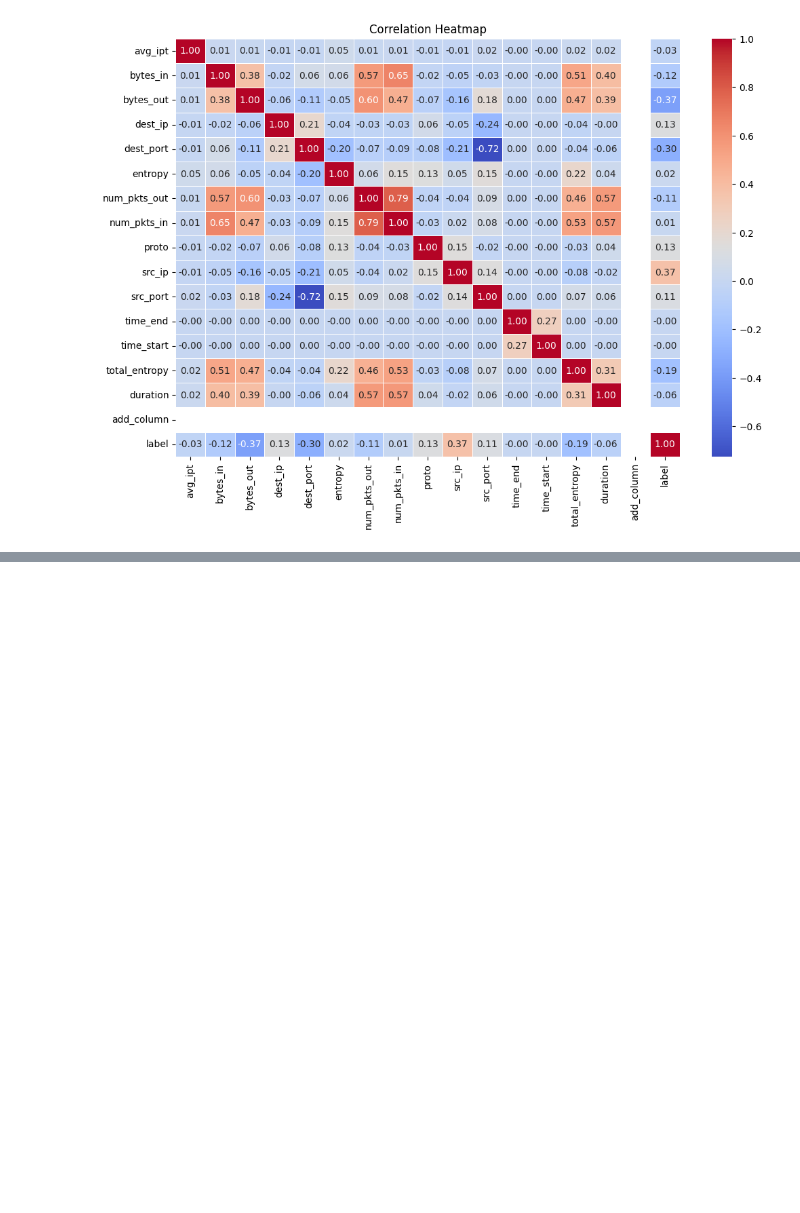
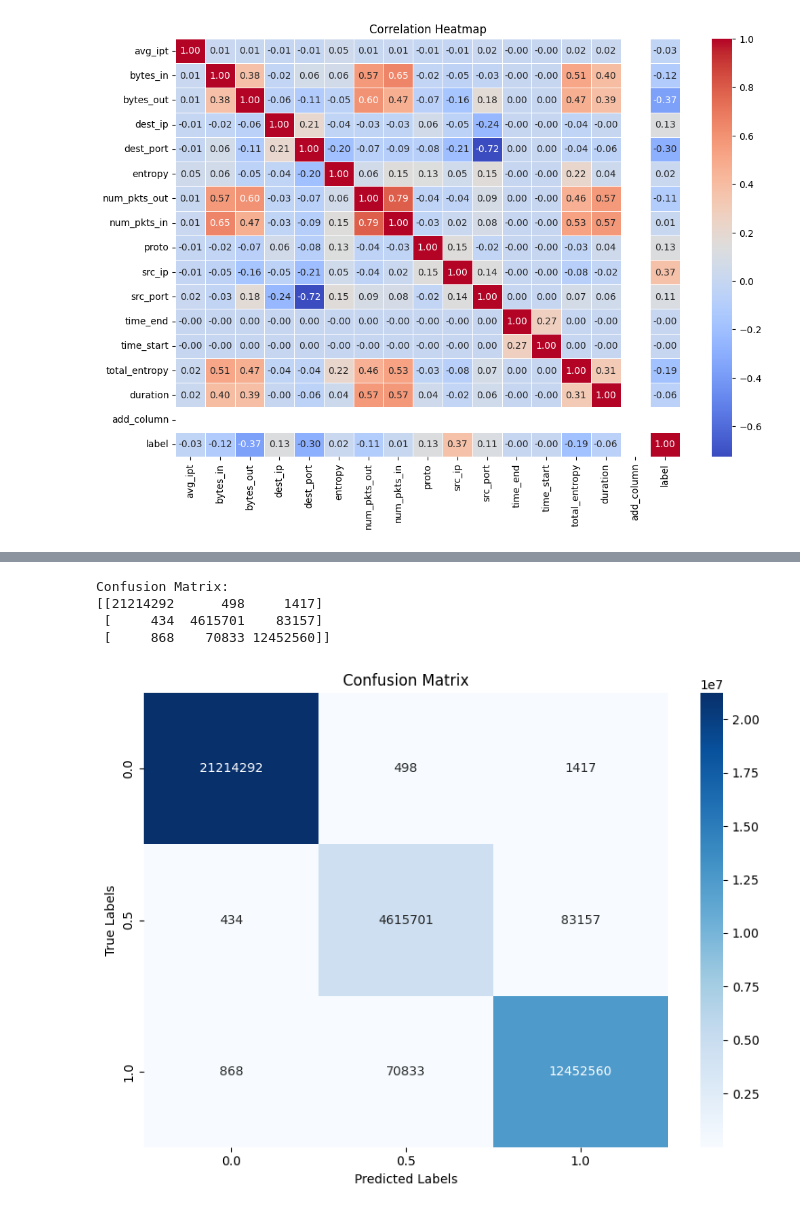
Before and after one commit to BabinRV/Dissertation, a Jupyter notebook: Dissertation_TD_and_IR.ipynb, the cells around one changed output, grey strips where cells are left out. Cells and saved outputs as stored; diff of their text form; code cells hidden in the pictures; blank space fills up the shorter version.

```diff
--- a/Dissertation_TD_and_IR.ipynb
+++ b/Dissertation_TD_and_IR.ipynb
@@ -821,0 +830,8 @@ plt.show()
+# %%
+import pandas as pd
+fulldata = pd.read_csv('/content/drive/MyDrive/Datasets/full_dataset.csv')
+# %%
+
+fulldata.rename(columns={'duration': 'label1'}, inplace=True)
+fulldata.rename(columns={'label': 'duration'}, inplace=True)
+fulldata.rename(columns={'label1': 'label'}, inplace=True)
@@ -821,0 +862,10 @@ plt.show()
+# %%
+# Train the model with timing
+import time
+start_time = time.time()
+rf_model.fit(X_train, y_train)
+end_time = time.time()
+
+# Calculate and display training time
+training_time = end_time - start_time
+print(f"Model training completed in {training_time:.2f} seconds.")
@@ -821,0 +874,4 @@ plt.show()
+# %%
+# Make predictions
+y_train_pred = rf_model.predict(X_train)
+y_test_pred = rf_model.predict(X_test)
@@ -821,0 +902,25 @@ plt.show()
+# %%
+from sklearn.metrics import confusion_matrix
+import seaborn as sns
+
+# Confusion Matrix
+conf_matrix = confusion_matrix(y_test, y_test_pred)
+
+# Print the confusion matrix
+print("\nConfusion Matrix:")
+print(conf_matrix)
+
+# Plot the confusion matrix
+plt.figure(figsize=(8, 6))
+sns.heatmap(conf_matrix, annot=True, fmt='d', cmap='Blues', xticklabels=label_encoder.classes_, yticklabels=label_encoder.classes_)
+plt.xlabel('Predicted Labels')
+plt.ylabel('True Labels')
+plt.title('Confusion Matrix')
+plt.tight_layout()
+plt.show()
+# %% [output]
+Confusion Matrix:
+[[21214292      498     1417]
+ [     434  4615701    83157]
+ [     868    70833 12452560]]
+[figure, added]
```
Also changed, not shown: parts of 5 cells of this notebook.
